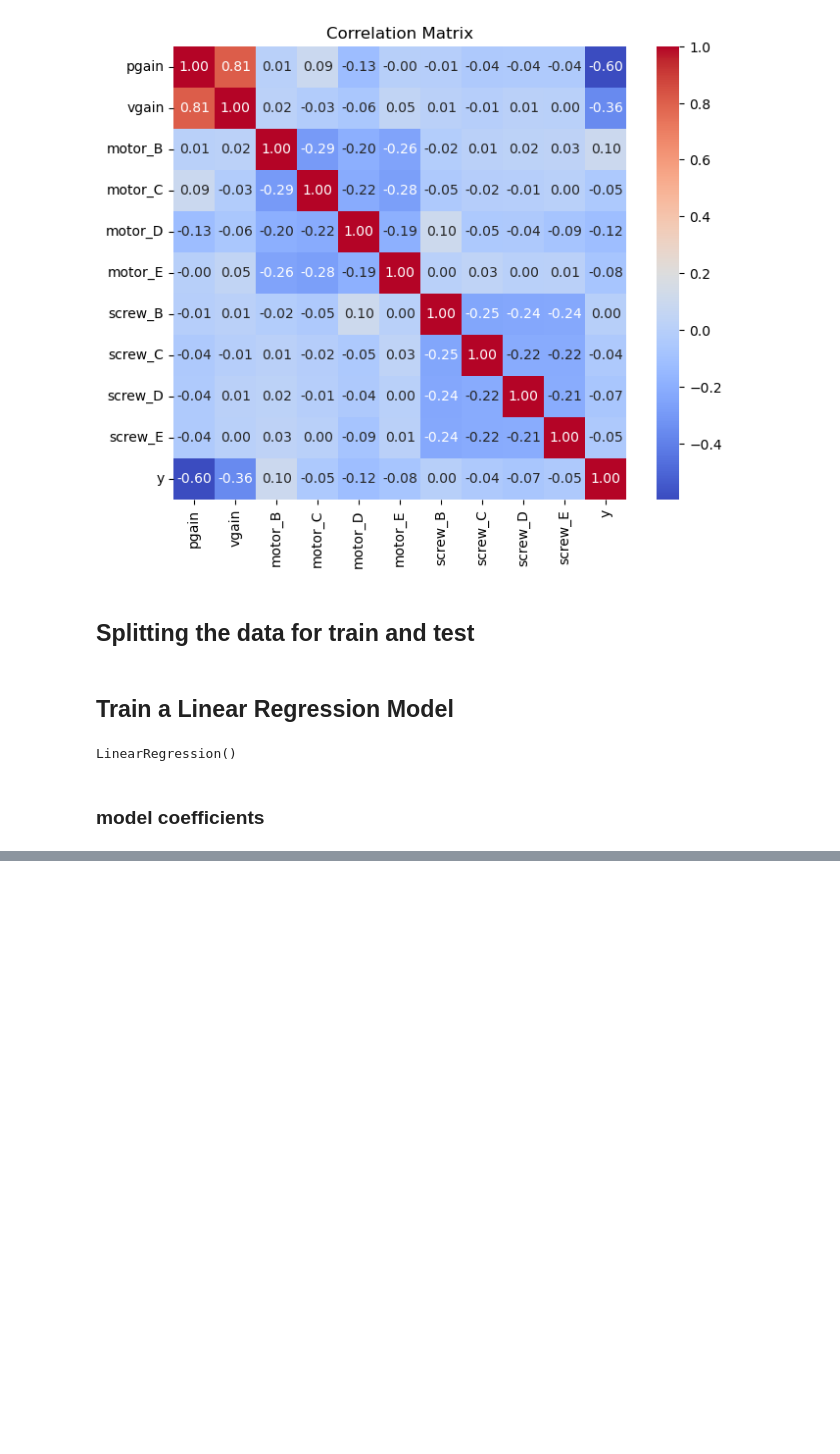
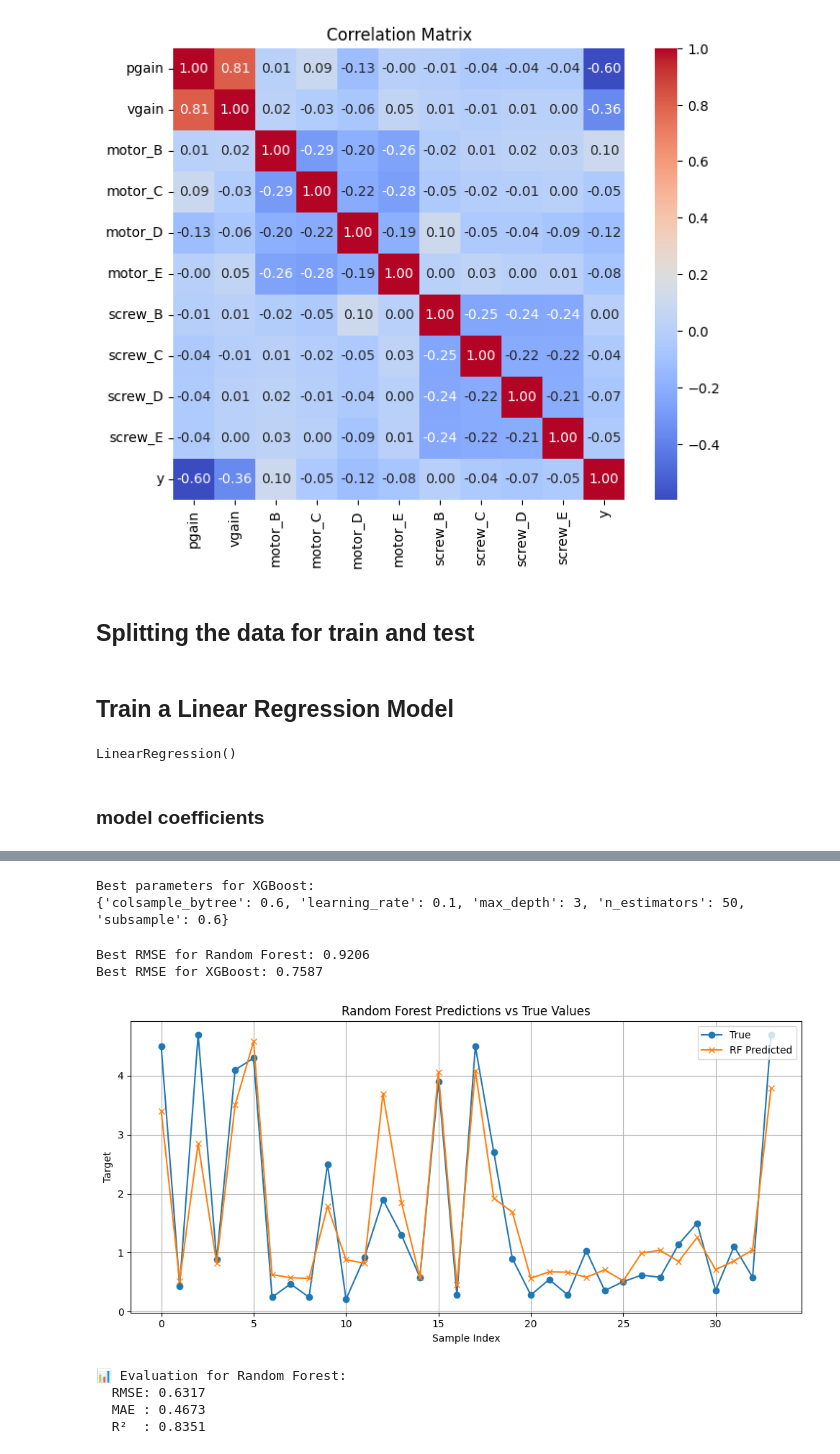
Before and after one commit to YXlh-64/ML-Workflow-Notebooks, a Jupyter notebook: regression/preprocessing.ipynb, the cells around one changed output, grey strips where cells are left out. Saved outputs shown, nothing was run; the diff lists cells and outputs as text; code cells hidden in the pictures; blank space fills up the shorter version.

```diff
--- a/regression/preprocessing.ipynb
+++ b/regression/preprocessing.ipynb
@@ -280,0 +380,59 @@ y_pred = model.predict(X_test)
+# %%
+print("Best parameters for XGBoost:")
+print(grid_search_xgb.best_params_)
+# %% [output]
+Best parameters for XGBoost:
+{'colsample_bytree': 0.6, 'learning_rate': 0.1, 'max_depth': 3, 'n_estimators': 50, 'subsample': 0.6}
+# %%
+# For Random Forest
+best_score_rf = np.sqrt(-grid_search_rf.best_score_)  # Convert negative MSE to RMSE
+print(f"Best RMSE for Random Forest: {best_score_rf:.4f}")
+
+# For XGBoost
+best_score_xgb = np.sqrt(-grid_search_xgb.best_score_)
+print(f"Best RMSE for XGBoost: {best_score_xgb:.4f}")
+# %% [output]
+Best RMSE for Random Forest: 0.9206
+Best RMSE for XGBoost: 0.7587
+# %%
+from sklearn.metrics import mean_squared_error, mean_absolute_error, r2_score
+import numpy as np
+
+# Get best models
+best_rf = grid_search_rf.best_estimator_
+best_xgb = grid_search_xgb.best_estimator_
+
+# Predict
+y_pred_rf = best_rf.predict(X_test)
+y_pred_xgb = best_xgb.predict(X_test)
+
+# Evaluation Function
+def evaluate_model(y_true, y_pred, name="Model"):
+    rmse = np.sqrt(mean_squared_error(y_true, y_pred))
+    mae = mean_absolute_error(y_true, y_pred)
+    r2 = r2_score(y_true, y_pred)
+    print(f"📊 Evaluation for {name}:")
+    print(f"  RMSE: {rmse:.4f}")
+    print(f"  MAE : {mae:.4f}")
+    print(f"  R²  : {r2:.4f}\n")
+# %%
+plt.figure(figsize=(10, 5))
+plt.plot(y_test.values, label="True", marker='o')
+plt.plot(y_pred_rf, label="RF Predicted", marker='x')
+plt.legend()
+plt.title("Random Forest Predictions vs True Values")
+plt.xlabel("Sample Index")
+plt.ylabel("Target")
+plt.grid(True)
+plt.tight_layout()
+plt.show()
+
+
+# Evaluate
+evaluate_model(y_test, y_pred_rf, "Random Forest")
+# %% [output]
+[figure, added]
+📊 Evaluation for Random Forest:
+  RMSE: 0.6317
+  MAE : 0.4673
+  R²  : 0.8351
```
Also changed, not shown: parts of 17 cells of this notebook, 1 other file.
